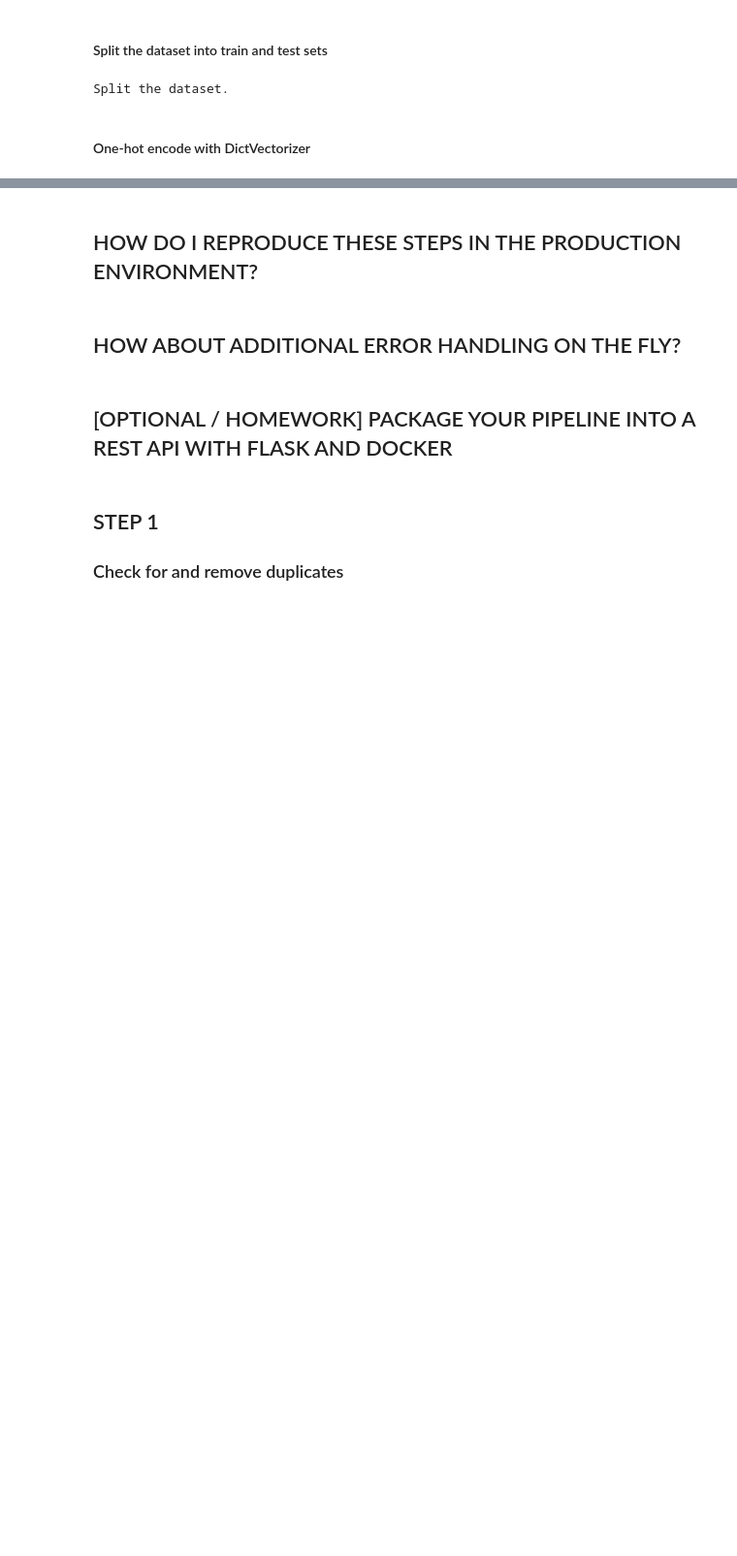
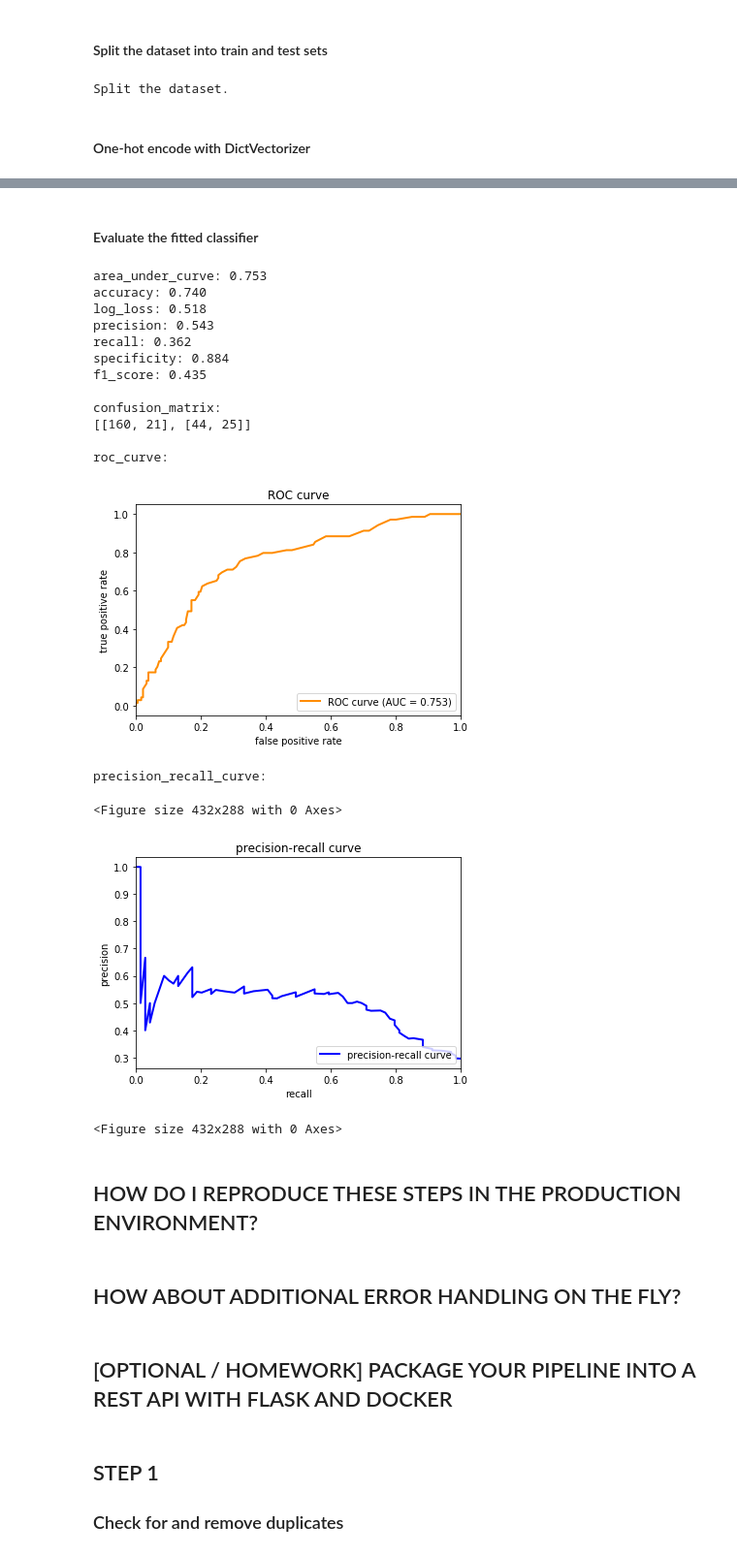
Before and after one commit to tsekulski/ml-in-production, a Jupyter notebook: notebooks/ml-in-production.ipynb, the cells around one changed output, grey strips where cells are left out. Shown at 97% size. Drawn from its saved outputs; the diff is of its cells as text; code cells hidden in the pictures; blank space fills up the shorter version.

Commit message:
add basic model training

```diff
--- a/notebooks/ml-in-production.ipynb
+++ b/notebooks/ml-in-production.ipynb
@@ -697,0 +702,9 @@ array([[21.,  0.,  0., ...,  0.,  0.,  1.],
+# %%
+my_imputer = Imputer(missing_values='NaN', strategy='most_frequent')
+my_scaler = StandardScaler(with_mean=False)
+
+X_train_ohe = my_imputer.fit_transform(X_train_ohe)
+X_train_ohe = my_scaler.fit_transform(X_train_ohe)
+
+X_test_ohe = my_imputer.transform(X_test_ohe)
+X_test_ohe = my_scaler.transform(X_test_ohe)
@@ -697,0 +713,5 @@ array([[21.,  0.,  0., ...,  0.,  0.,  1.],
+# %%
+# Create random forest classifier object
+RF_clf = RandomForestClassifier(n_estimators=100)
+# %%
+RF_clf.fit(X_train_ohe, y_train)
@@ -698,3 +726,25 @@ array([[21.,  0.,  0., ...,  0.,  0.,  1.],
+# %% [markdown]
+#### Evaluate the fitted classifier
+# %%
+validate(RF_clf, X_test_ohe, y_test)
+# %% [output]
+area_under_curve: 0.753
+accuracy: 0.740
+log_loss: 0.518
+precision: 0.543
+recall: 0.362
+specificity: 0.884
+f1_score: 0.435
+
+confusion_matrix:
+[[160, 21], [44, 25]]
+
+roc_curve:
+[figure, added]
+precision_recall_curve:
+<Figure size 432x288 with 0 Axes>
+[figure, added]
+<Figure size 432x288 with 0 Axes>
 # %%
 
 # Create random forest classifier object
```
Also changed, not shown: parts of 4 cells of this notebook.
